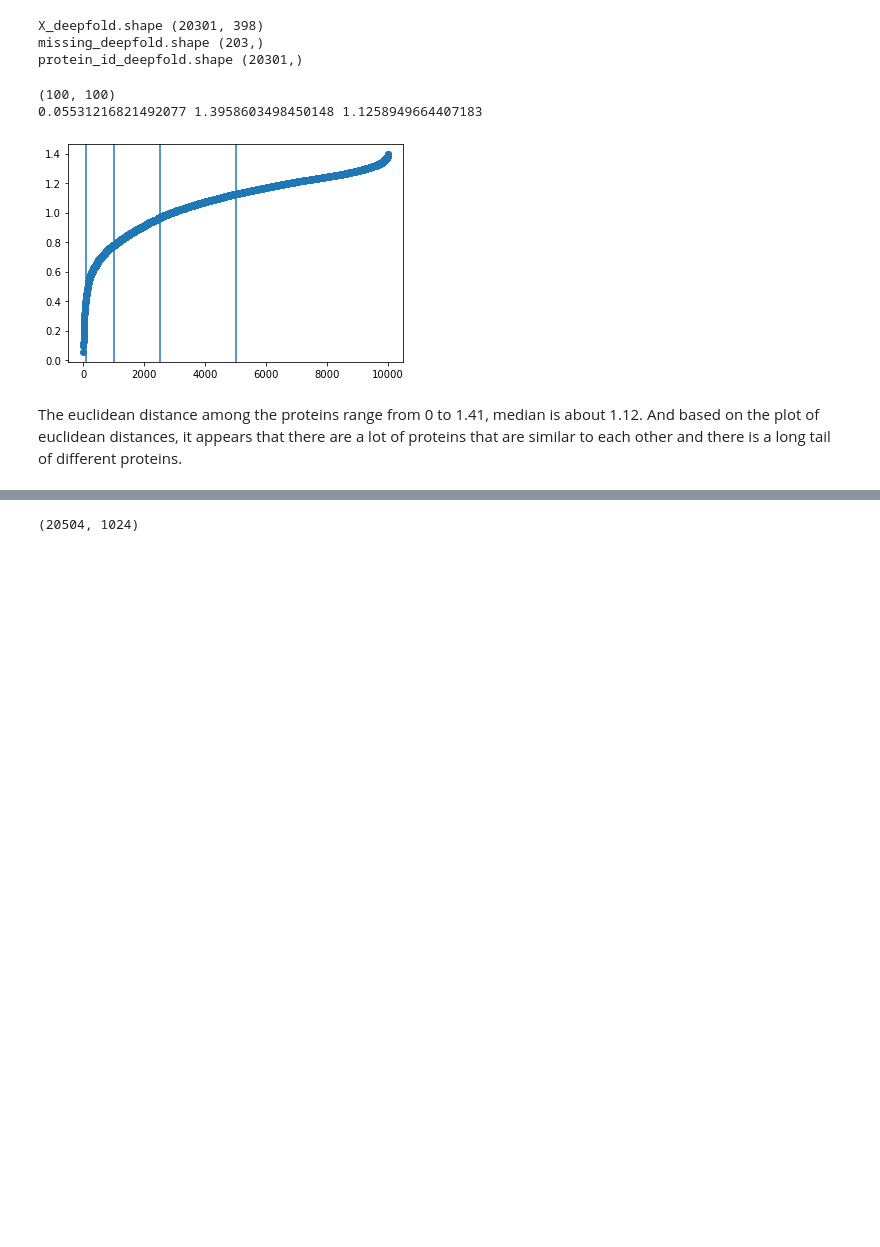
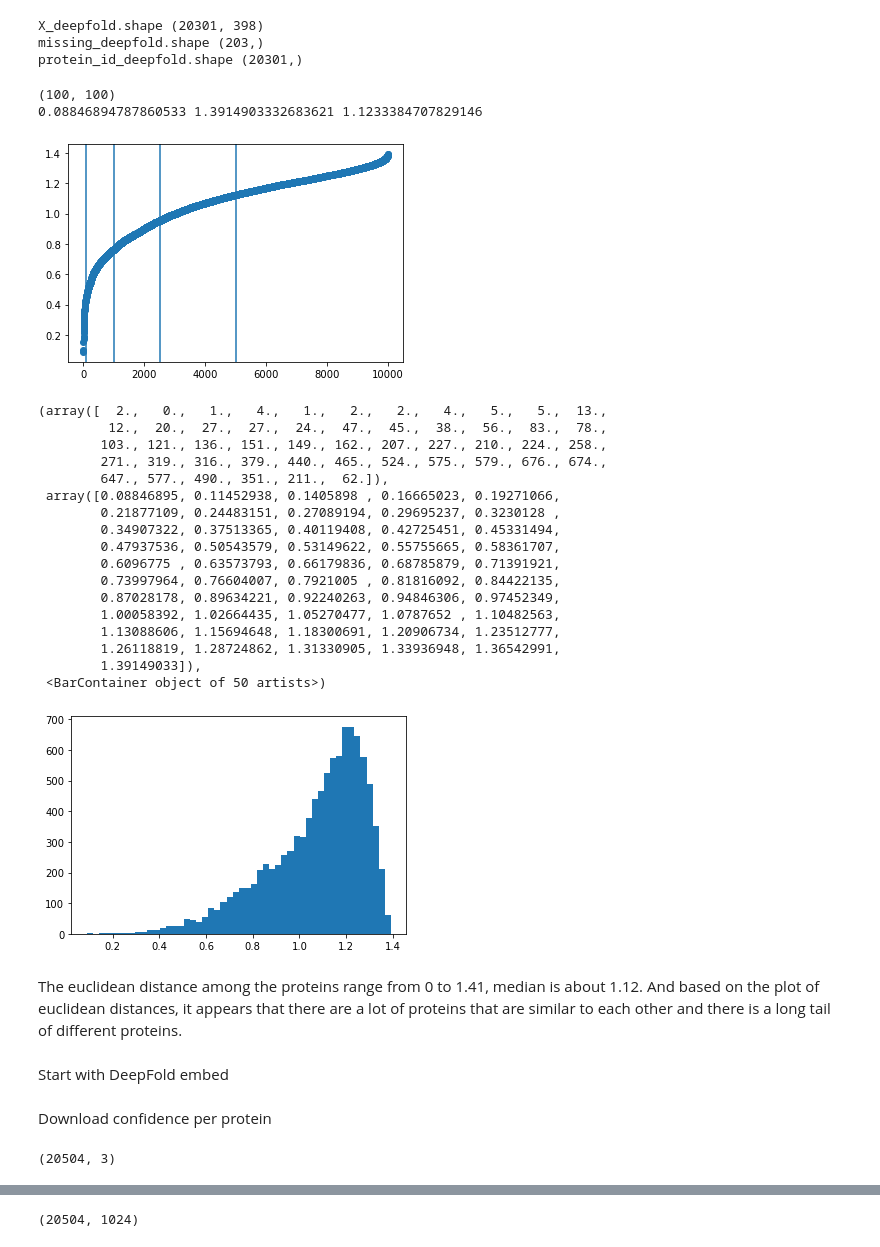
Before and after one commit to dptrsa-300/pss, a Jupyter notebook: Models.ipynb, the cells around one changed output, grey strips where cells are left out. Drawn from its saved outputs; the diff is of its cells as text; code cells hidden in the pictures; blank space fills up the shorter version.

Commit message:
rerun models

```diff
--- a/Models.ipynb
+++ b/Models.ipynb
@@ -1 +1,25 @@
+# %%
+from utils import gcs_utils as gcs
+from utils import model_and_evaluate_cluster as ev
+
+import numpy as np
+import pandas as pd
+from sklearn.metrics.pairwise import euclidean_distances
+import matplotlib.pyplot as plt
+
+import importlib
+import hdbscan
+from sklearn.cluster import DBSCAN
+import io
+import os
+import pickle
+import datetime
+
+
+from sklearn.neighbors import NearestNeighbors
+import seaborn as sns
+sns.set()
+
+from sklearn.cluster import KMeans
+from kneed import KneeLocator
 # %% [markdown]
@@ -311,7 +313,32 @@ plt.axvline(len(ed_flatten)/100)
 plt.show()
 # %% [output]
 (100, 100)
-0.05531216821492077 1.3958603498450148 1.1258949664407183
+0.08846894787860533 1.3914903332683621 1.1233384707829146
-[figure, old version]
+[figure, new version]
+# %%
+plt.hist(ed_flatten, bins=50)
+# %% [output]
+(array([  2.,   0.,   1.,   4.,   1.,   2.,   2.,   4.,   5.,   5.,  13.,
+         12.,  20.,  27.,  27.,  24.,  47.,  45.,  38.,  56.,  83.,  78.,
+        103., 121., 136., 151., 149., 162., 207., 227., 210., 224., 258.,
+        271., 319., 316., 379., 440., 465., 524., 575., 579., 676., 674.,
+        647., 577., 490., 351., 211.,  62.]),
+ array([0.08846895, 0.11452938, 0.1405898 , 0.16665023, 0.19271066,
+        0.21877109, 0.24483151, 0.27089194, 0.29695237, 0.3230128 ,
+        0.34907322, 0.37513365, 0.40119408, 0.42725451, 0.45331494,
+        0.47937536, 0.50543579, 0.53149622, 0.55755665, 0.58361707,
+        0.6096775 , 0.63573793, 0.66179836, 0.68785879, 0.71391921,
+        0.73997964, 0.76604007, 0.7921005 , 0.81816092, 0.84422135,
+        0.87028178, 0.89634221, 0.92240263, 0.94846306, 0.97452349,
+        1.00058392, 1.02664435, 1.05270477, 1.0787652 , 1.10482563,
+        1.13088606, 1.15694648, 1.18300691, 1.20906734, 1.23512777,
+        1.26118819, 1.28724862, 1.31330905, 1.33936948, 1.36542991,
+        1.39149033]),
+ <BarContainer object of 50 artists>)
+[figure, added]
 # %% [markdown]
 The euclidean distance among the proteins range from 0 to 1.41, median is about 1.12. And based on the plot of euclidean distances, it appears that there are a lot of proteins that are similar to each other and there is a long tail of different proteins.
+# %% [markdown]
+Start with DeepFold embed
+# %% [markdown]
+Download confidence per protein
@@ -317,0 +347,4 @@ The euclidean distance among the proteins range from 0 to 1.41, median is about
+# %%
+protein_conf.shape
+# %% [output]
+(20504, 3)
```
Also changed, not shown: parts of 169 cells of this notebook, 2 other files.
